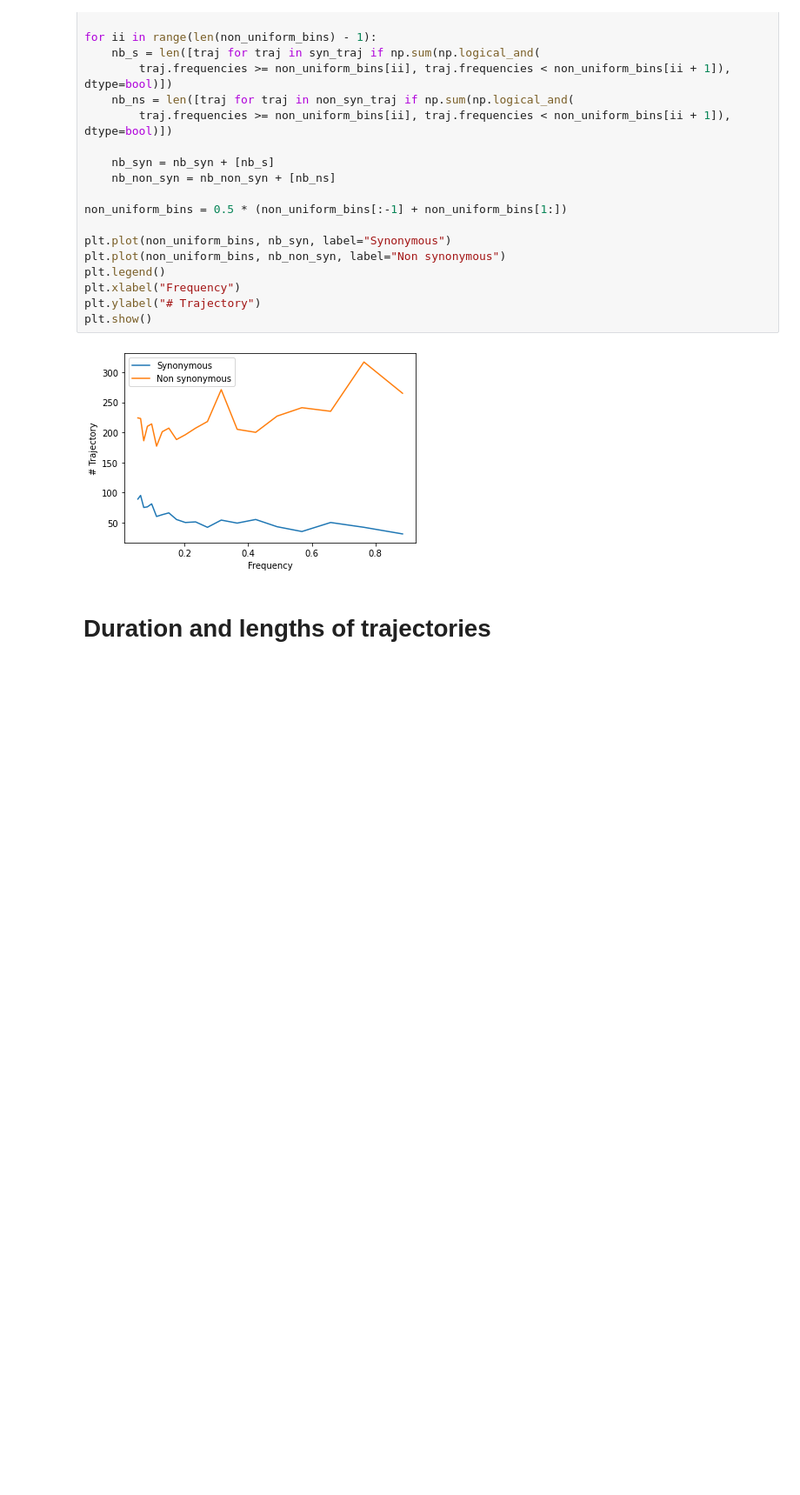
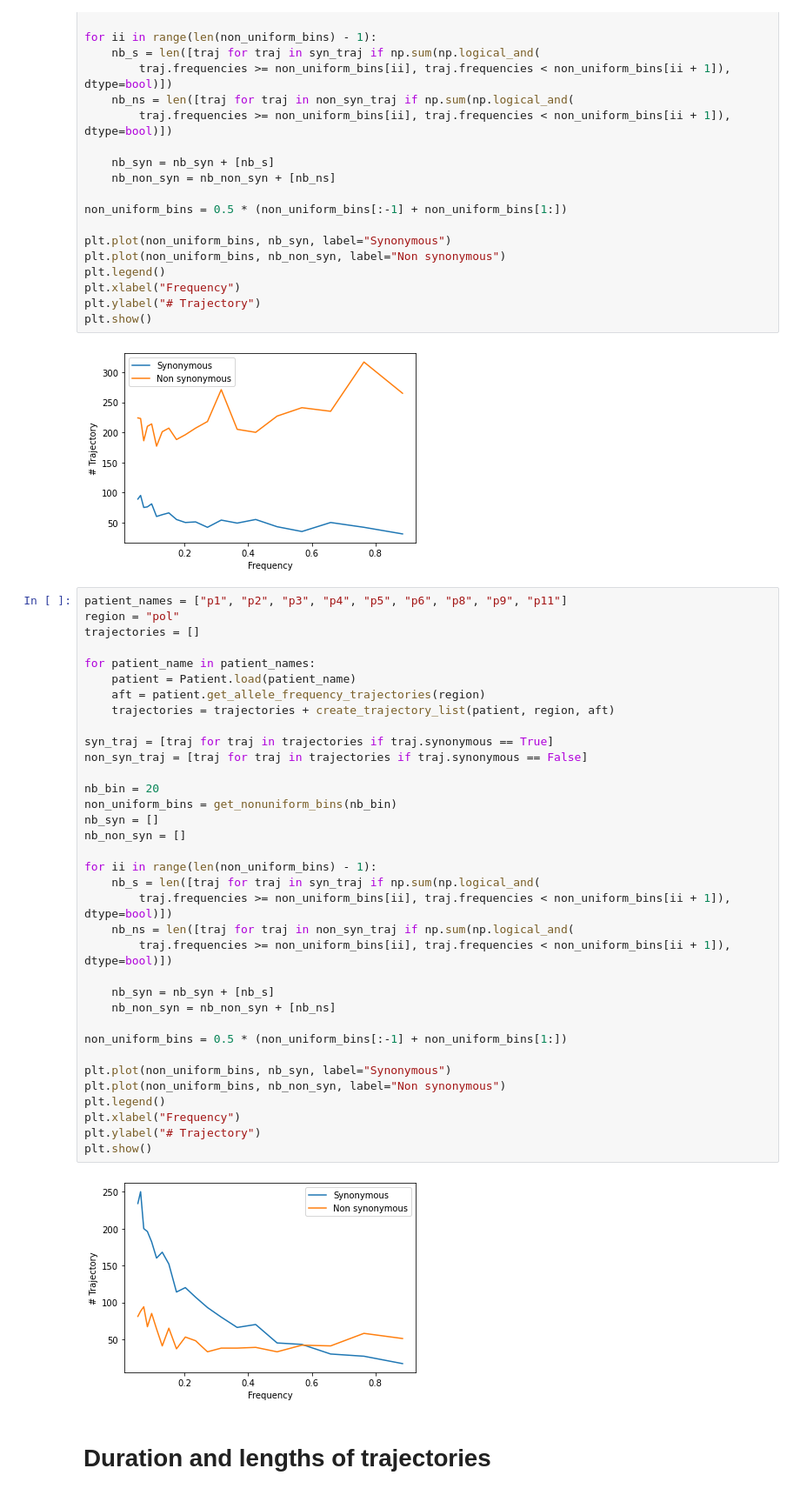
Before and after one commit to neherlab/HIVEVO_recombination, a Jupyter notebook: notebooks/Traj_charac_syn_nonsyn.ipynb, the cells around one changed output. Shown at 87% size. Cells and saved outputs as stored; diff of their text form; blank space fills up the shorter version.

```diff
--- a/notebooks/Traj_charac_syn_nonsyn.ipynb
+++ b/notebooks/Traj_charac_syn_nonsyn.ipynb
@@ -51,6 +51,43 @@ plt.ylabel("# Trajectory")
 plt.show()
 # %% [output]
 [figure]
+# %%
+patient_names = ["p1", "p2", "p3", "p4", "p5", "p6", "p8", "p9", "p11"]
+region = "pol"
+trajectories = []
+
+for patient_name in patient_names:
+    patient = Patient.load(patient_name)
+    aft = patient.get_allele_frequency_trajectories(region)
+    trajectories = trajectories + create_trajectory_list(patient, region, aft)
+
+syn_traj = [traj for traj in trajectories if traj.synonymous == True]
+non_syn_traj = [traj for traj in trajectories if traj.synonymous == False]
+
+nb_bin = 20
+non_uniform_bins = get_nonuniform_bins(nb_bin)
+nb_syn = []
+nb_non_syn = []
+
+for ii in range(len(non_uniform_bins) - 1):
+    nb_s = len([traj for traj in syn_traj if np.sum(np.logical_and(
+        traj.frequencies >= non_uniform_bins[ii], traj.frequencies < non_uniform_bins[ii + 1]), dtype=bool)])
+    nb_ns = len([traj for traj in non_syn_traj if np.sum(np.logical_and(
+        traj.frequencies >= non_uniform_bins[ii], traj.frequencies < non_uniform_bins[ii + 1]), dtype=bool)])
+
+    nb_syn = nb_syn + [nb_s]
+    nb_non_syn = nb_non_syn + [nb_ns]
+
+non_uniform_bins = 0.5 * (non_uniform_bins[:-1] + non_uniform_bins[1:])
+
+plt.plot(non_uniform_bins, nb_syn, label="Synonymous")
+plt.plot(non_uniform_bins, nb_non_syn, label="Non synonymous")
+plt.legend()
+plt.xlabel("Frequency")
+plt.ylabel("# Trajectory")
+plt.show()
+# %% [output]
+[figure, added]
 # %% [markdown]
 # Duration and lengths of trajectories
 # %%
```
Also changed, not shown: parts of 1 cell of this notebook, 1 other file.
